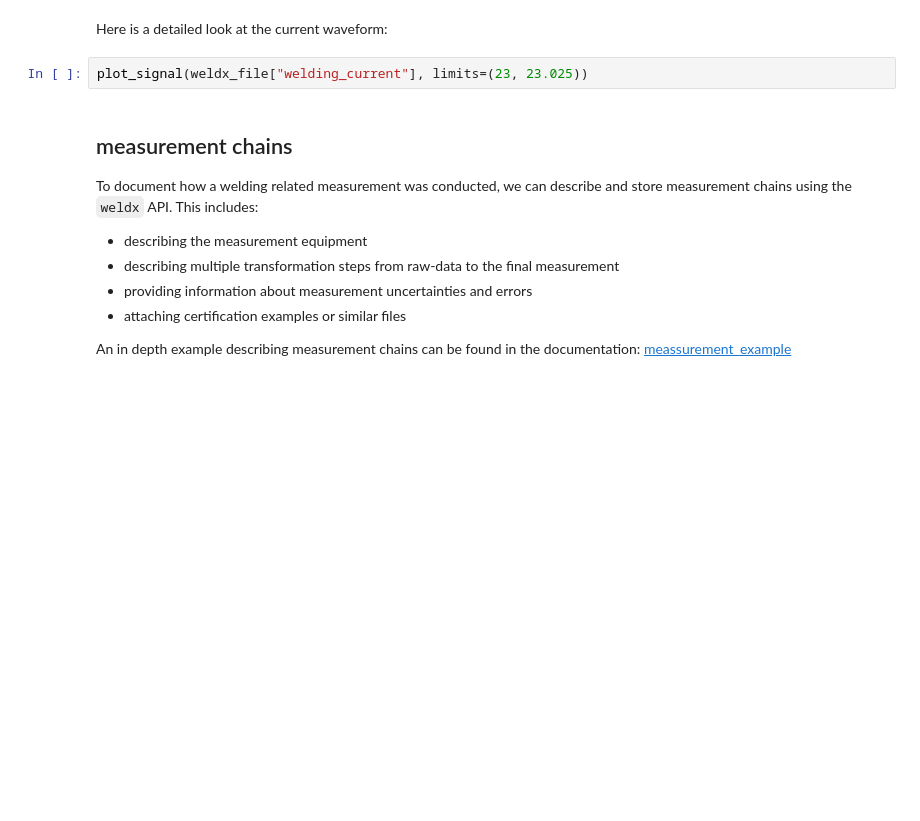
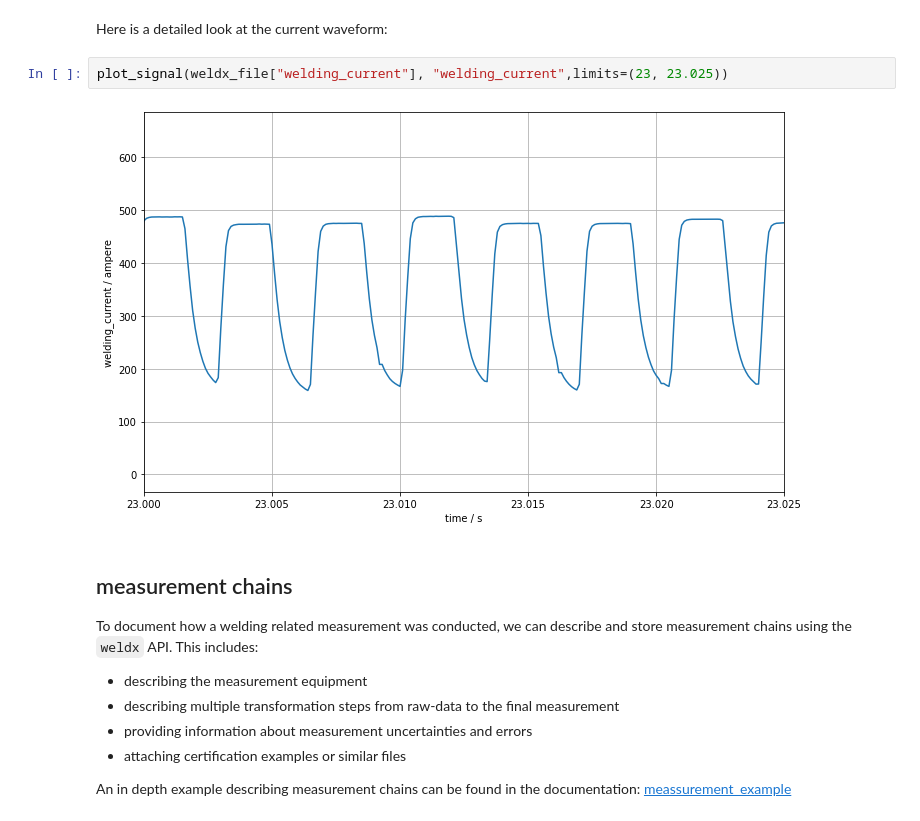
Before and after one commit to BAMWelDX/IIW2021_joint_intermediate_CXII, a Jupyter notebook: iiw2021_CXII_fabry_cagtay_01.ipynb, the cells around one changed output. Saved outputs shown, nothing was run; the diff lists cells and outputs as text; blank space fills up the shorter version.

```diff
--- a/iiw2021_CXII_fabry_cagtay_01.ipynb
+++ b/iiw2021_CXII_fabry_cagtay_01.ipynb
@@ -303,7 +357,9 @@ plot_signal(weldx_file["welding_current"])
 # %% [markdown]
 Here is a detailed look at the current waveform:
 # %%
-plot_signal(weldx_file["welding_current"], limits=(23, 23.025))
+plot_signal(weldx_file["welding_current"], "welding_current",limits=(23, 23.025))
+# %% [output]
+[figure, added]
 # %% [markdown]
 ## measurement chains
 To document how a welding related measurement was conducted, we can describe and store measurement chains using the `weldx` API.
```
Also changed, not shown: parts of 35 cells of this notebook, 2 other files.
